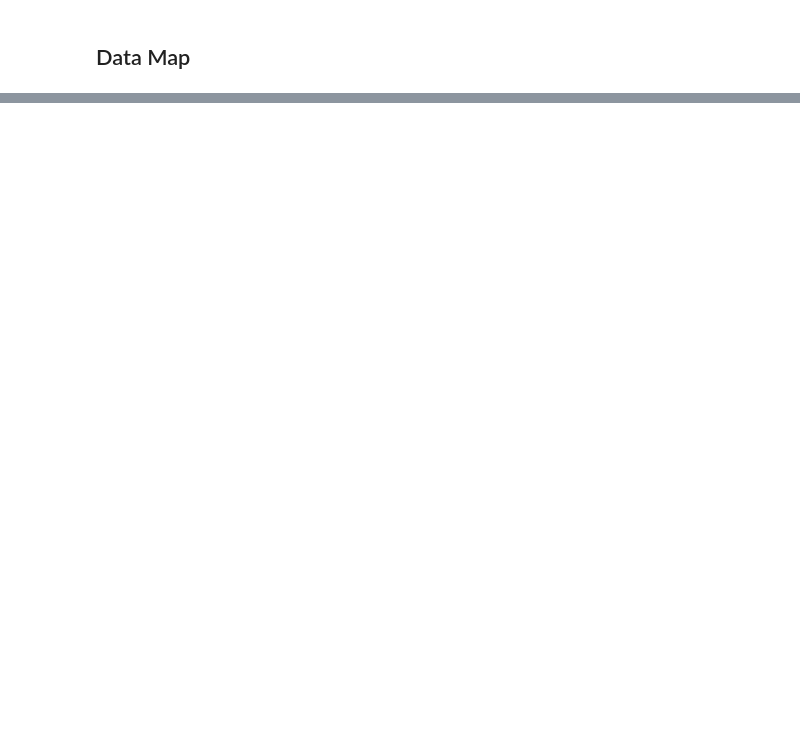
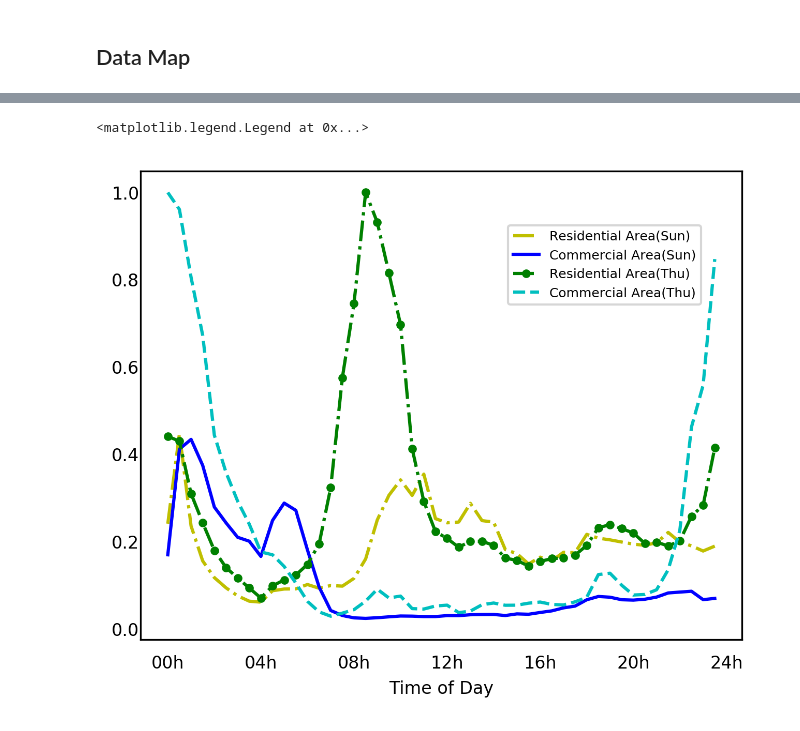
Before and after one commit to giallo41/taxi-demand, a Jupyter notebook: source/output_check.ipynb, the cells around one changed output, grey strips where cells are left out. Drawn from its saved outputs; the diff is of its cells as text; code cells hidden in the pictures; blank space fills up the shorter version.

```diff
--- a/source/output_check.ipynb
+++ b/source/output_check.ipynb
@@ -600,0 +1352,30 @@ plot_img(np.reshape(x_ed_input, (50, 50)))
+# %%
+fig = plt.figure(figsize=(5, 4), dpi=my_dpi)
+ax = plt.subplot(111)
+
+#ax.grid(linestyle='-', linewidth=0.5)
+#ytick_list = np.arange(10, 41, 5)
+trs_list = range(0, 48)
+#trs_plot_list = np.arange(0, 48, 4)
+trs_plot_list = ['00h', '04h','08h','12h', '16h', '20h', '24h', '28h']#, '24h']
+
+#plt.title('Data Distribution')
+
+plt.plot(trs_list, resid_wk_sun, 'y-.', label="Residential Area(Sun)")
+plt.plot(trs_list, office_wk_sun, 'b-', label="Commercial Area(Sun)")
+plt.plot(trs_list, resid_wk_thu, 'g-..', label="Residential Area(Thu)")
+plt.plot(trs_list, office_wk_thu, 'c--', label="Commercial Area(Thu)")
+
+
+plt.tick_params(axis="both", which="both", bottom="off", top="off",
+                    labelbottom="on", left="off", right="off", labelleft="on")
+
+plt.xticks(np.arange(0, 49, 8), trs_plot_list, fontsize=8,color='black', horizontalalignment='center')
+plt.yticks(fontsize=8,color='black', horizontalalignment='center')
+plt.xlabel('Time of Day',  fontsize=8)
+#plt.ylabel('MAPE(%)' ,  fontsize=12)
+
+plt.legend(bbox_to_anchor=(0.6, 0.8), loc=6,ncol=1, fontsize=6)
+# %% [output]
+<matplotlib.legend.Legend at 0x...>
+[figure, added]
```
Also changed, not shown: parts of 70 cells of this notebook.
